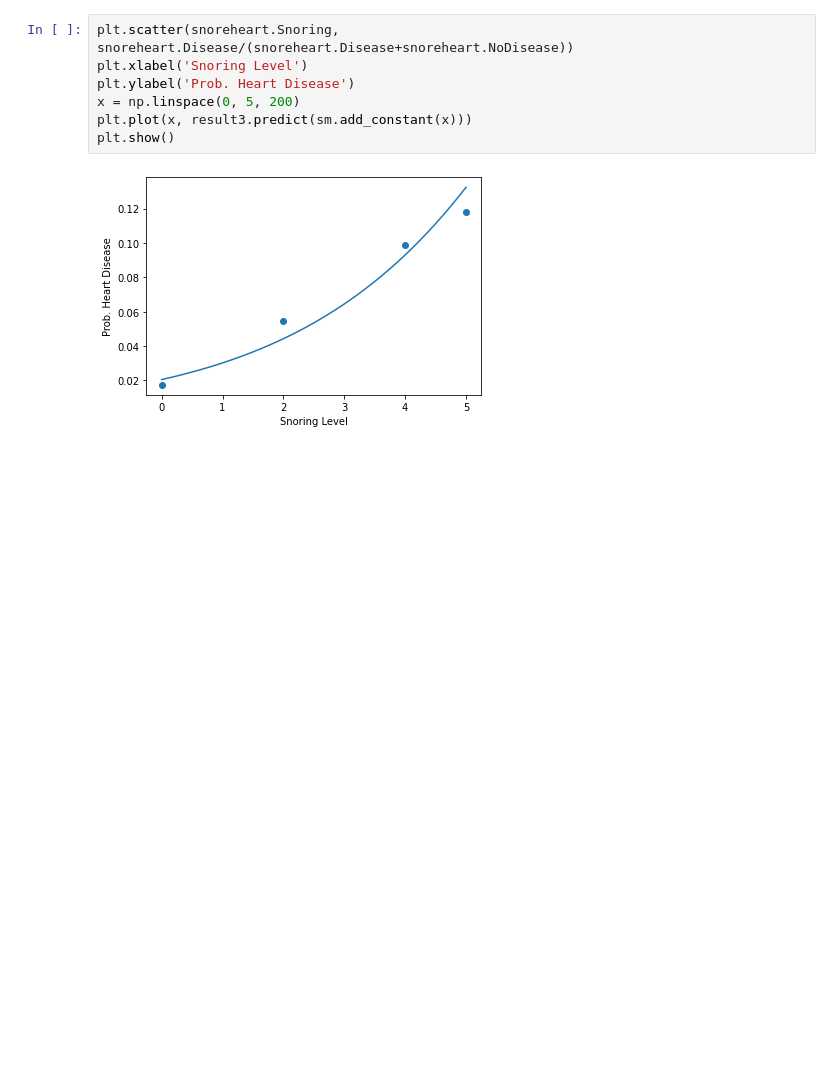
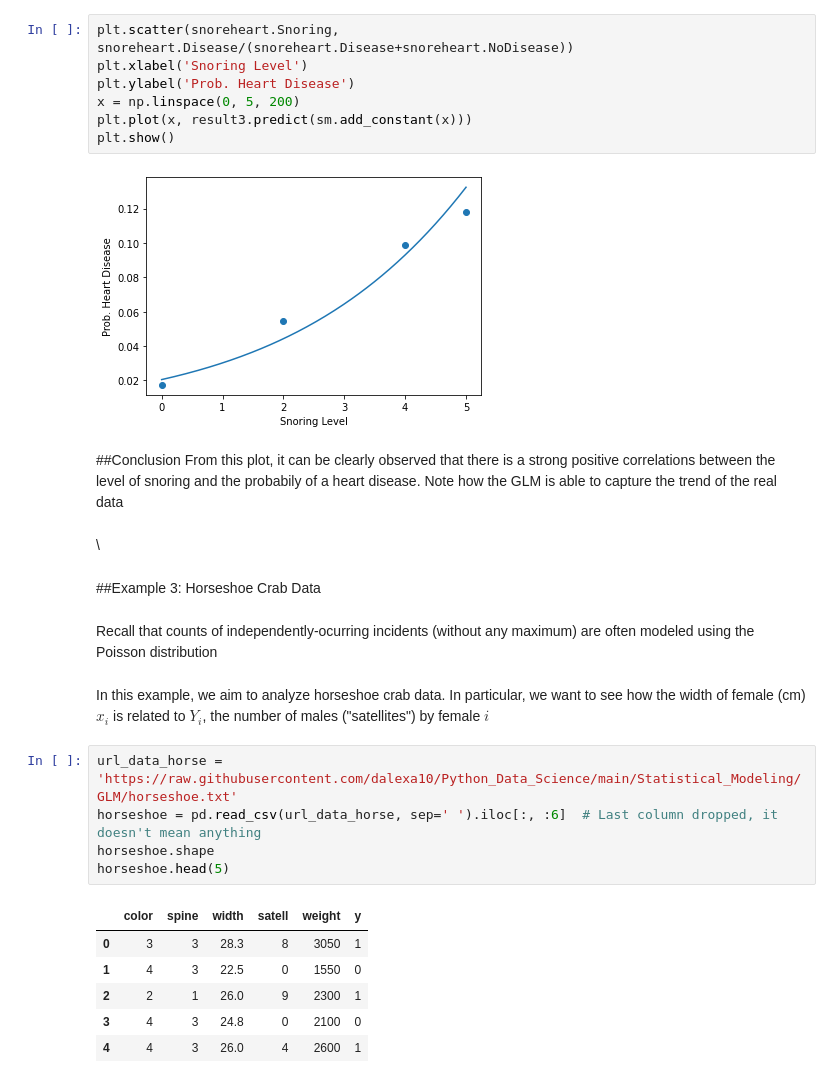
Before and after one commit to dalexa10/Python_Data_Science, a Jupyter notebook: Statistical_Modeling/GLM/generalized_linear_model.ipynb, the cells around one changed output. Drawn from its saved outputs; the diff is of its cells as text; blank space fills up the shorter version.

```diff
--- a/Statistical_Modeling/GLM/generalized_linear_model.ipynb
+++ b/Statistical_Modeling/GLM/generalized_linear_model.ipynb
@@ -307,3 +308,26 @@ plt.plot(x, result3.predict(sm.add_constant(x)))
 plt.show()
 # %% [output]
 [figure]
+# %% [markdown]
+##Conclusion
+From this plot, it can be clearly observed that there is a strong positive correlations between the level of snoring and the probabily of a heart disease. Note how the GLM is able to capture the trend of the real data
+# %% [markdown]
+\\
+# %% [markdown]
+##Example 3: Horseshoe Crab Data
+# %% [markdown]
+Recall that counts of independently-ocurring incidents (without any maximum) are often modeled using the Poisson distribution
+# %% [markdown]
+In this example, we aim to analyze horseshoe crab data. In particular, we want to see how the width of female (cm) $x_i$ is related to $Y_i$, the number of males ("satellites") by female $i$
+# %%
+url_data_horse = 'https://raw.githubusercontent.com/dalexa10/Python_Data_Science/main/Statistical_Modeling/GLM/horseshoe.txt'
+horseshoe = pd.read_csv(url_data_horse, sep=' ').iloc[:, :6]  # Last column dropped, it doesn't mean anything
+horseshoe.shape
+horseshoe.head(5)
+# %% [output]
+|  | color | spine | width | satell | weight | y |
+| 0 | 3 | 3 | 28.3 | 8 | 3050 | 1 |
+| 1 | 4 | 3 | 22.5 | 0 | 1550 | 0 |
+| 2 | 2 | 1 | 26.0 | 9 | 2300 | 1 |
+| 3 | 4 | 3 | 24.8 | 0 | 2100 | 0 |
+| 4 | 4 | 3 | 26.0 | 4 | 2600 | 1 |
```
Also changed, not shown: parts of 30 cells of this notebook.
